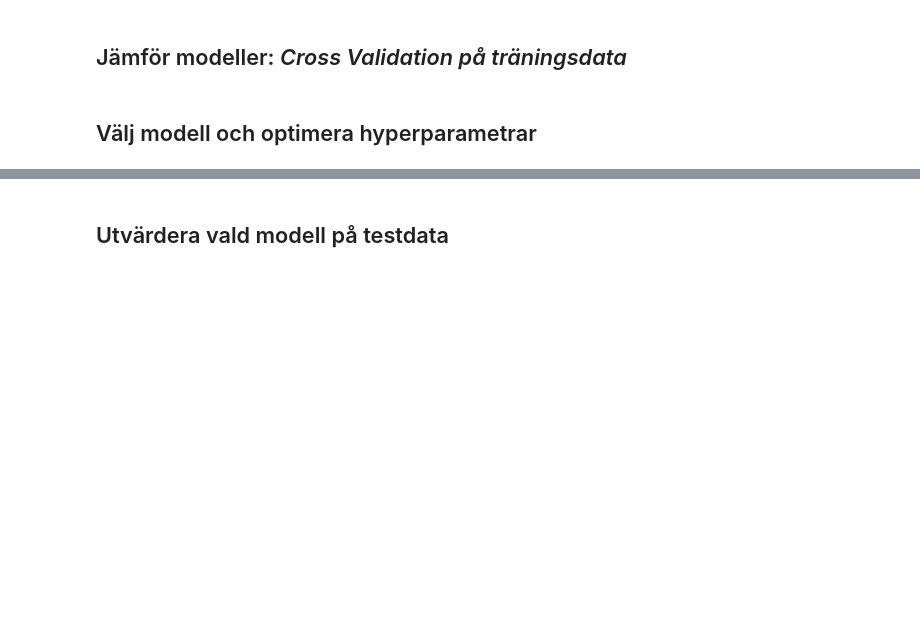
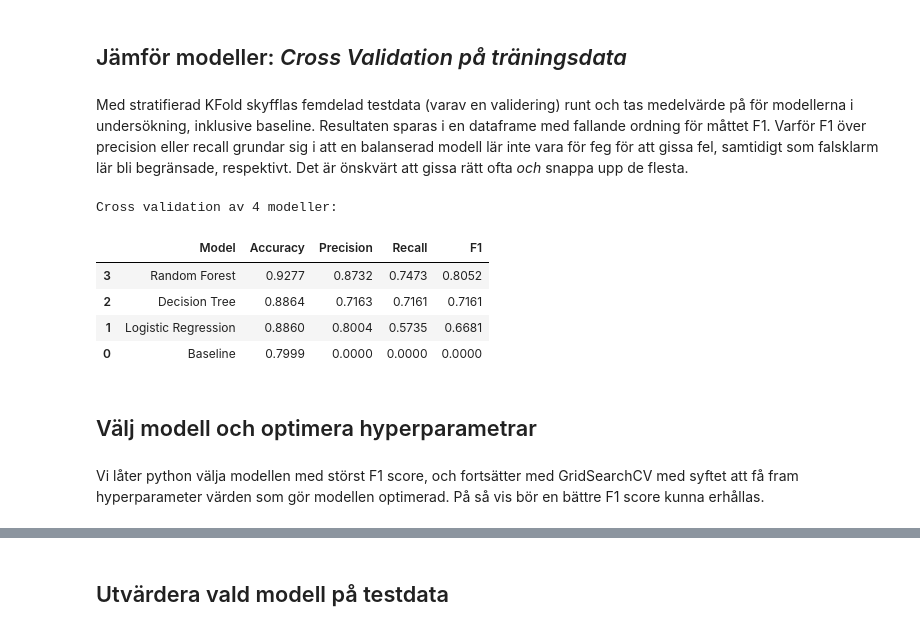
Before and after one commit to MaWe96/California-Housing-ML, a Jupyter notebook: notebook.ipynb, the cells around one changed output, grey strips where cells are left out. Saved outputs shown, nothing was run; the diff lists cells and outputs as text; code cells hidden in the pictures; blank space fills up the shorter version.

Commit message:
Cross validation and Grid search.

```diff
--- a/notebook.ipynb
+++ b/notebook.ipynb
@@ -260,4 +271,55 @@ print(classification_report(y_train, y_pred_baseline, zero_division=0))
 # %% [markdown]
 ## Jämför modeller: *Cross Validation på träningsdata*
+# %% [markdown]
+Med stratifierad KFold skyfflas femdelad testdata (varav en validering) runt och tas medelvärde på för modellerna i undersökning, inklusive baseline. Resultaten sparas i en dataframe med fallande ordning för måttet F1. Varför F1 över precision eller recall grundar sig i att en balanserad modell lär inte vara för feg för att gissa fel, samtidigt som falsklarm lär bli begränsade, respektivt. Det är önskvärt att gissa rätt ofta *och* snappa upp de flesta.
+# %%
+models = {
+    "Baseline": DummyClassifier(strategy="most_frequent", random_state=RANDOM_SEED),
+    "Logistic Regression": LogisticRegression(max_iter=5000, random_state=RANDOM_SEED),
+    "Decision Tree": DecisionTreeClassifier(random_state=RANDOM_SEED),
+    "Random Forest": RandomForestClassifier(n_estimators=300, random_state=RANDOM_SEED)
+}
+
+compare_models = [] # lagra resultat
+
+cv = StratifiedKFold(n_splits=5, shuffle=True, random_state=RANDOM_SEED)
+
+for name, model in models.items():
+    pipeline = Pipeline(steps=[
+        ("preprocessor", preprocess), # innehöll imputer och standardscaler
+        ("model", model)
+    ])
+
+    cv_scores = cross_validate(
+        pipeline,
+        X_train,
+        y_train,
+        cv=cv,
+        scoring=["accuracy", "precision", "recall", "f1"],
+        n_jobs=-1
+    )
+
+    # Lagra medelvärde per fold
+    compare_models.append({
+        "Model": name,
+        "Accuracy": cv_scores["test_accuracy"].mean(),
+        "Precision": cv_scores["test_precision"].mean(),
+        "Recall": cv_scores["test_recall"].mean(),
+        "F1": cv_scores["test_f1"].mean()
+    })
+
+cv_df = pd.DataFrame(compare_models).sort_values(by="F1", ascending=False)
+
+print("Cross validation av 4 modeller:")
+display(np.round(cv_df,4))
+# %% [output]
+Cross validation av 4 modeller:
+|  | Model | Accuracy | Precision | Recall | F1 |
+| 3 | Random Forest | 0.9277 | 0.8732 | 0.7473 | 0.8052 |
+| 2 | Decision Tree | 0.8864 | 0.7163 | 0.7161 | 0.7161 |
+| 1 | Logistic Regression | 0.8860 | 0.8004 | 0.5735 | 0.6681 |
+| 0 | Baseline | 0.7999 | 0.0000 | 0.0000 | 0.0000 |
 # %% [markdown]
 ## Välj modell och optimera hyperparametrar
+# %% [markdown]
+Vi låter python välja modellen med störst F1 score, och fortsätter med GridSearchCV med syftet att få fram hyperparameter värden som gör modellen optimerad. På så vis bör en bättre F1 score kunna erhållas.
```
Also changed, not shown: parts of 2 cells of this notebook.
